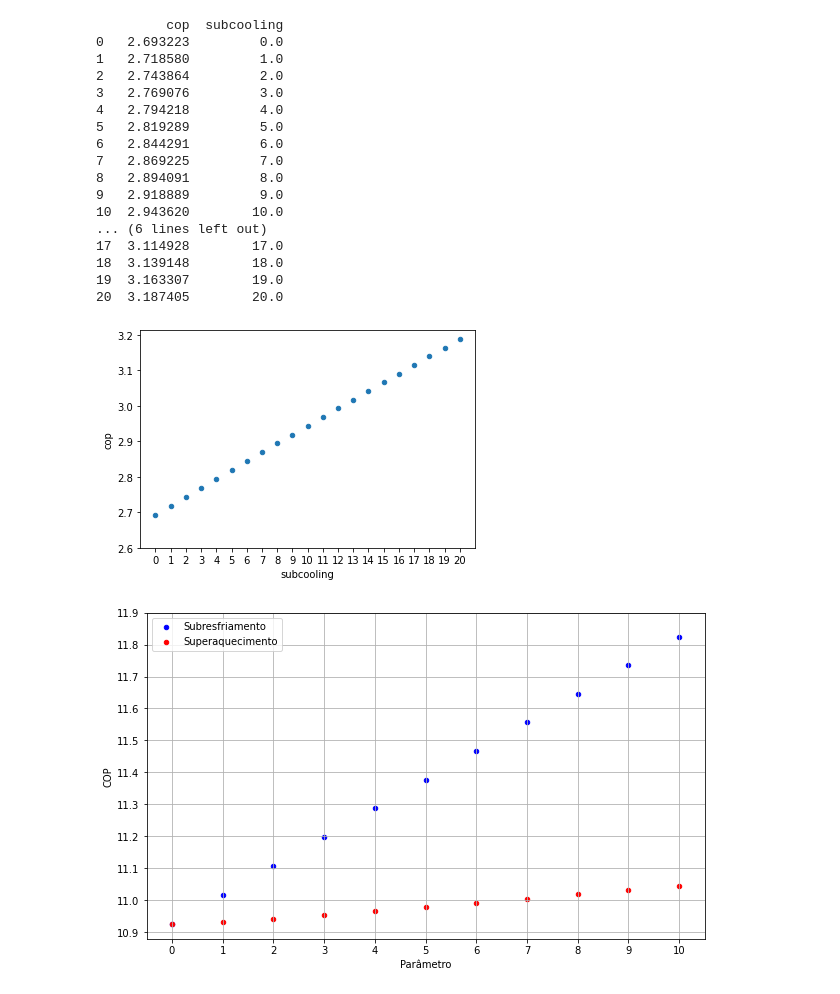
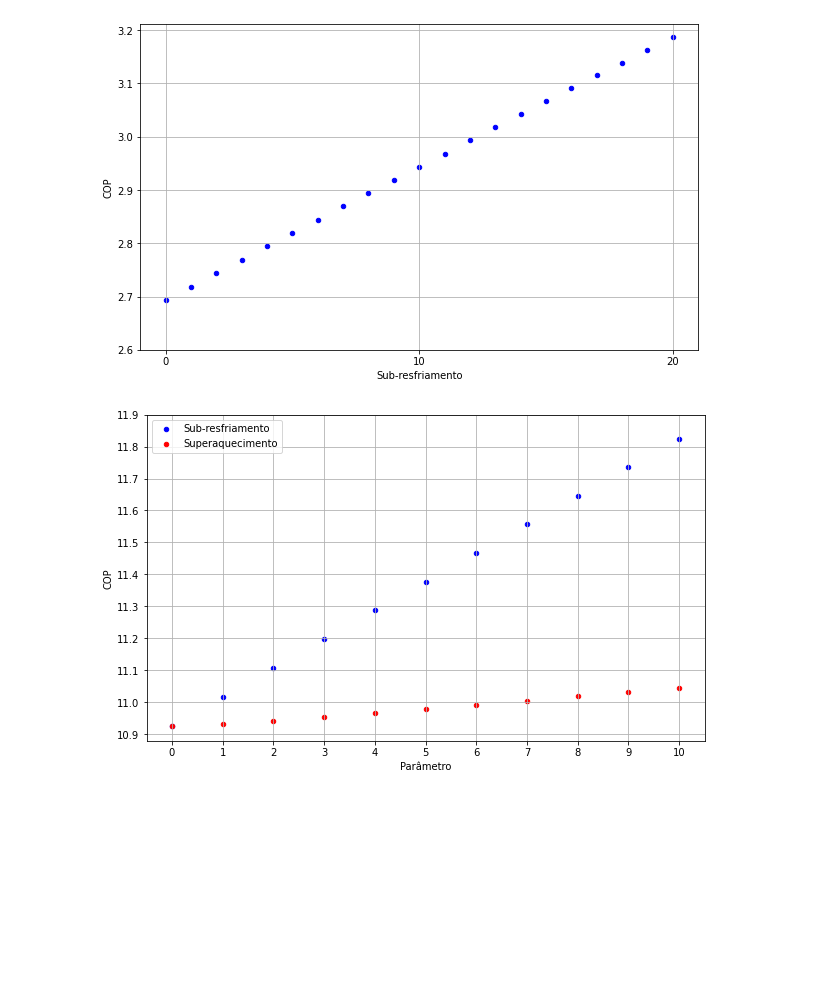
Before and after one commit to pflpedrosa/refrigeration-cycle-optimization, a Jupyter notebook: src/graphs_generator.ipynb, the cells around one changed output. Drawn from its saved outputs; the diff is of its cells as text; code cells hidden in the pictures; blank space fills up the shorter version.

Commit message:
fixes comparison with Yang and relabels subresfriamento to sub-resfriamento

```diff
--- a/src/graphs_generator.ipynb
+++ b/src/graphs_generator.ipynb
@@ -15,53 +15,49 @@ input_values = {
     'approach_condenser': 0,
     'approach_evaporator_ht': 0,
     'approach_evaporator_lt': 0,
     'q_evaporator_ht': 239,
     'q_evaporator_lt': 246,
     'isentropic_efficiency': 0.78,
     'superheating_ht': 0,
     'superheating_lt': 0,
     'refrigerant': 'R600a'
 }
 
 input_ranges = {
     'subcooling': range(0,21)
 }
 
 original_input_values = copy.copy(input_values)
 results = pd.DataFrame(columns=[
     'cop',
     'subcooling'
 ])
 for subcooling in input_ranges['subcooling']:
     input_values = copy.copy(original_input_values)
     input_values['subcooling'] = subcooling
     cycle = calculate_two_evaporators_cycle(input_values)
     results = results.append({
         'cop': cycle['cop'],
         'subcooling': subcooling
     }, ignore_index=True)
 
-results.plot(x='subcooling', y='cop', kind='scatter', xticks=range(0,21), yticks=[2 + (x * 0.1) for x in range(6, 13)])
-pprint.pprint(results)
+fig, ax = plt.subplots(figsize=(10, 6))
+results.plot(
+    x='subcooling',
+    y='cop',
+    kind='scatter',
+    color='blue',
+    ax=ax
+)
+ax.set_ylabel('COP')
+ax.set_xlabel('Sub-resfriamento')
+ax.set_xticks([0, 10, 20])
+ax.set_yticks([2 + (x * 0.1) for x in range(6, 13)])
+ax.grid(True)
+
+plt.savefig('images/comparison_with_Yang.png')
 # %% [output]
-         cop  subcooling
-0   2.693223         0.0
-1   2.718580         1.0
-2   2.743864         2.0
-3   2.769076         3.0
-4   2.794218         4.0
-5   2.819289         5.0
-6   2.844291         6.0
-7   2.869225         7.0
-8   2.894091         8.0
-9   2.918889         9.0
-10  2.943620        10.0
-... (6 lines left out)
-17  3.114928        17.0
-18  3.139148        18.0
-19  3.163307        19.0
-20  3.187405        20.0
-[figure, old version]
+[figure, new version]
 # %%
 def generate_df_for_comparison_of_parameters_effect_on_cop_basic_cycle(parameter):
     input_values = {
```
Also changed, not shown: parts of 4 cells of this notebook, 5 other files.
